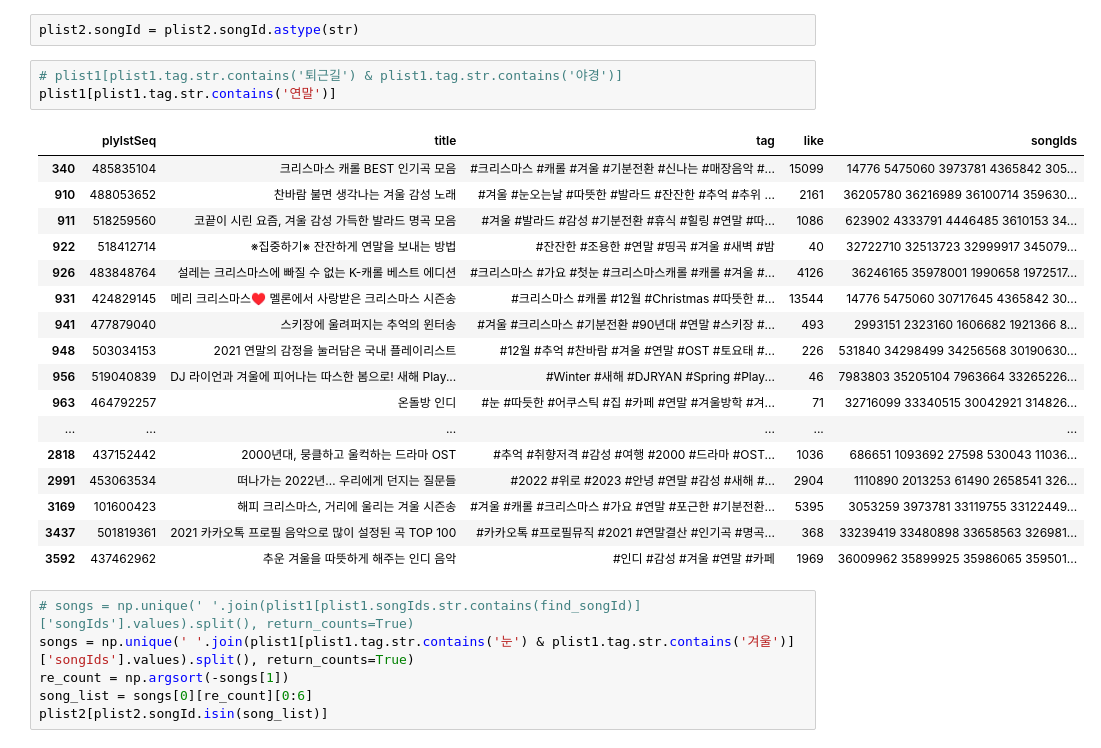
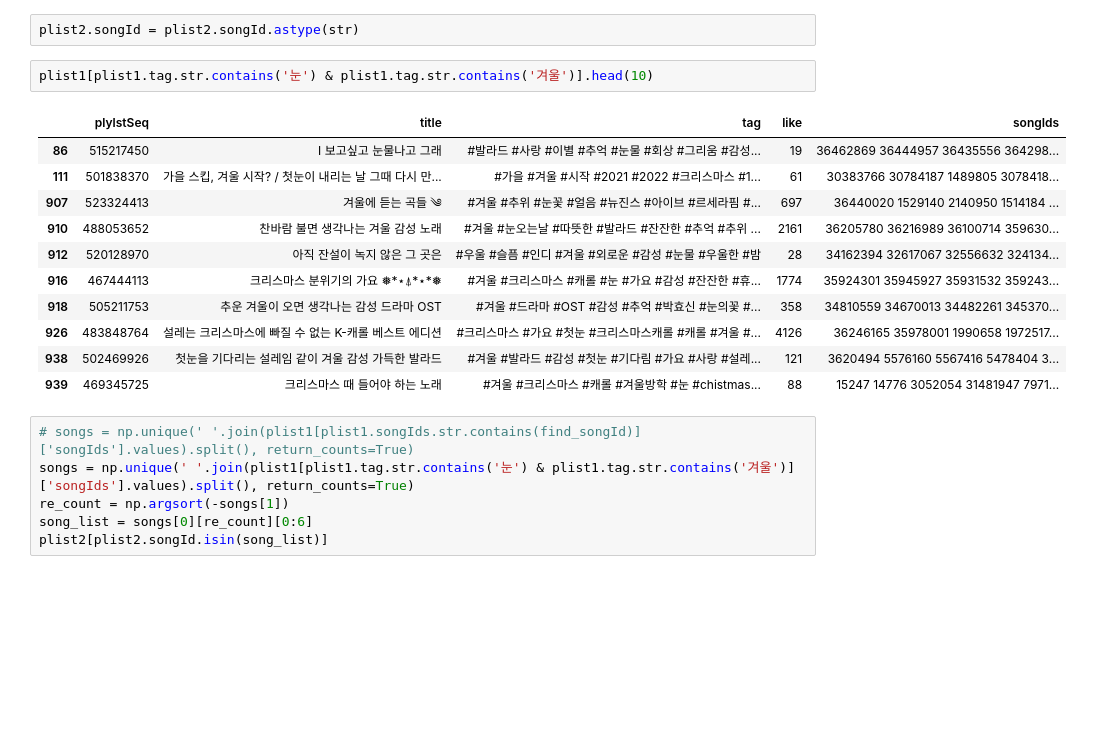
Before and after one commit to wowgang/DataAnalysis_Lecture-2023.04, a Jupyter notebook: 100.도전했조/플리기반.ipynb, the cells around one changed output. Drawn from its saved outputs; the diff is of its cells as text; blank space fills up the shorter version.

```diff
--- a/100.도전했조/플리기반.ipynb
+++ b/100.도전했조/플리기반.ipynb
@@ -29,26 +45,19 @@ Name: tag, dtype: object
 # %%
 plist2.songId = plist2.songId.astype(str)
 # %%
-# plist1[plist1.tag.str.contains('퇴근길') & plist1.tag.str.contains('야경')]
-plist1[plist1.tag.str.contains('연말')]
+plist1[plist1.tag.str.contains('눈') & plist1.tag.str.contains('겨울')].head(10)
 # %% [output]
 |  | plylstSeq | title | tag | like | songIds |
-| 340 | 485835104 | 크리스마스 캐롤 BEST 인기곡 모음 | #크리스마스 #캐롤 #겨울 #기분전환 #신나는 #매장음악 #... | 15099 | 14776 5475060 3973781 4365842 305... |
+| 86 | 515217450 | I 보고싶고 눈물나고 그래 | #발라드 #사랑 #이별 #추억 #눈물 #회상 #그리움 #감성... | 19 | 36462869 36444957 36435556 364298... |
+| 111 | 501838370 | 가을 스킵, 겨울 시작? / 첫눈이 내리는 날 그때 다시 만... | #가을 #겨울 #시작 #2021 #2022 #크리스마스 #1... | 61 | 30383766 30784187 1489805 3078418... |
+| 907 | 523324413 | 겨울에 듣는 곡들 ༄ | #겨울 #추위 #눈꽃 #얼음 #뉴진스 #아이브 #르세라핌 #... | 697 | 36440020 1529140 2140950 1514184 ... |
 | 910 | 488053652 | 찬바람 불면 생각나는 겨울 감성 노래 | #겨울 #눈오는날 #따뜻한 #발라드 #잔잔한 #추억 #추위 ... | 2161 | 36205780 36216989 36100714 359630... |
-| 911 | 518259560 | 코끝이 시린 요즘, 겨울 감성 가득한 발라드 명곡 모음 | #겨울 #발라드 #감성 #기분전환 #휴식 #힐링 #연말 #따... | 1086 | 623902 4333791 4446485 3610153 34... |
-| 922 | 518412714 | ※집중하기※ 잔잔하게 연말을 보내는 방법 | #잔잔한 #조용한 #연말 #띵곡 #겨울 #새벽 #밤 | 40 | 32722710 32513723 32999917 345079... |
+| 912 | 520128970 | 아직 잔설이 녹지 않은 그 곳은 | #우울 #슬픔 #인디 #겨울 #외로운 #감성 #눈물 #우울한 #밤 | 28 | 34162394 32617067 32556632 324134... |
+| 916 | 467444113 | 크리스마스 분위기의 가요 ❅*⋆⍋*⋆*❅ | #겨울 #크리스마스 #캐롤 #눈 #가요 #감성 #잔잔한 #휴... | 1774 | 35924301 35945927 35931532 359243... |
+| 918 | 505211753 | 추운 겨울이 오면 생각나는 감성 드라마 OST | #겨울 #드라마 #OST #감성 #추억 #박효신 #눈의꽃 #... | 358 | 34810559 34670013 34482261 345370... |
 | 926 | 483848764 | 설레는 크리스마스에 빠질 수 없는 K-캐롤 베스트 에디션 | #크리스마스 #가요 #첫눈 #크리스마스캐롤 #캐롤 #겨울 #... | 4126 | 36246165 35978001 1990658 1972517... |
-| 931 | 424829145 | 메리 크리스마스♥️ 멜론에서 사랑받은 크리스마스 시즌송 | #크리스마스 #캐롤 #12월 #Christmas #따뜻한 #... | 13544 | 14776 5475060 30717645 4365842 30... |
-| 941 | 477879040 | 스키장에 울려퍼지는 추억의 윈터송 | #겨울 #크리스마스 #기분전환 #90년대 #연말 #스키장 #... | 493 | 2993151 2323160 1606682 1921366 8... |
-| 948 | 503034153 | 2021 연말의 감정을 눌러담은 국내 플레이리스트 | #12월 #추억 #찬바람 #겨울 #연말 #OST #토요태 #... | 226 | 531840 34298499 34256568 30190630... |
-| 956 | 519040839 | DJ 라이언과 겨울에 피어나는 따스한 봄으로! 새해 Play... | #Winter #새해 #DJRYAN #Spring #Play... | 46 | 7983803 35205104 7963664 33265226... |
-| 963 | 464792257 | 온돌방 인디 | #눈 #따듯한 #어쿠스틱 #집 #카페 #연말 #겨울방학 #겨... | 71 | 32716099 33340515 30042921 314826... |
-| ... | ... | ... | ... | ... | ... |
-| 2818 | 437152442 | 2000년대, 뭉클하고 울컥하는 드라마 OST | #추억 #취향저격 #감성 #여행 #2000 #드라마 #OST... | 1036 | 686651 1093692 27598 530043 11036... |
-| 2991 | 453063534 | 떠나가는 2022년… 우리에게 던지는 질문들 | #2022 #위로 #2023 #안녕 #연말 #감성 #새해 #... | 2904 | 1110890 2013253 61490 2658541 326... |
-| 3169 | 101600423 | 해피 크리스마스, 거리에 울리는 겨울 시즌송 | #겨울 #캐롤 #크리스마스 #가요 #연말 #포근한 #기분전환... | 5395 | 3053259 3973781 33119755 33122449... |
-| 3437 | 501819361 | 2021 카카오톡 프로필 음악으로 많이 설정된 곡 TOP 100 | #카카오톡 #프로필뮤직 #2021 #연말결산 #인기곡 #명곡... | 368 | 33239419 33480898 33658563 326981... |
-| 3592 | 437462962 | 추운 겨울을 따뜻하게 해주는 인디 음악 | #인디 #감성 #겨울 #연말 #카페 | 1969 | 36009962 35899925 35986065 359501... |
+| 938 | 502469926 | 첫눈을 기다리는 설레임 같이 겨울 감성 가득한 발라드 | #겨울 #발라드 #감성 #첫눈 #기다림 #가요 #사랑 #설레... | 121 | 3620494 5576160 5567416 5478404 3... |
+| 939 | 469345725 | 크리스마스 때 들어야 하는 노래 | #겨울 #크리스마스 #캐롤 #겨울방학 #눈 #chistmas... | 88 | 15247 14776 3052054 31481947 7971... |
 # %%
 # songs = np.unique(' '.join(plist1[plist1.songIds.str.contains(find_songId)]['songIds'].values).split(), return_counts=True)
 songs = np.unique(' '.join(plist1[plist1.tag.str.contains('눈') & plist1.tag.str.contains('겨울')]['songIds'].values).split(), return_counts=True)
```
Also changed, not shown: parts of 5 cells of this notebook, 44 other files.
